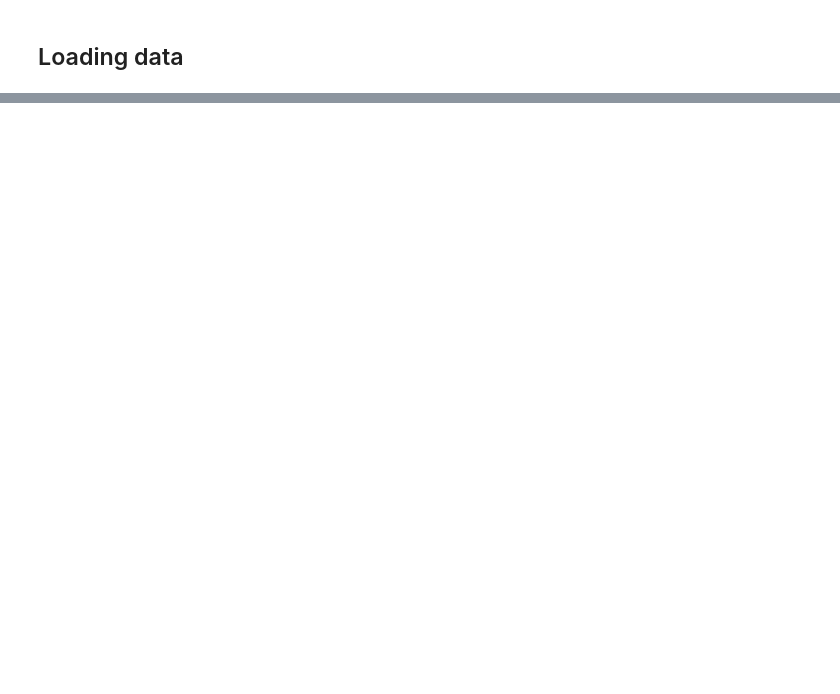
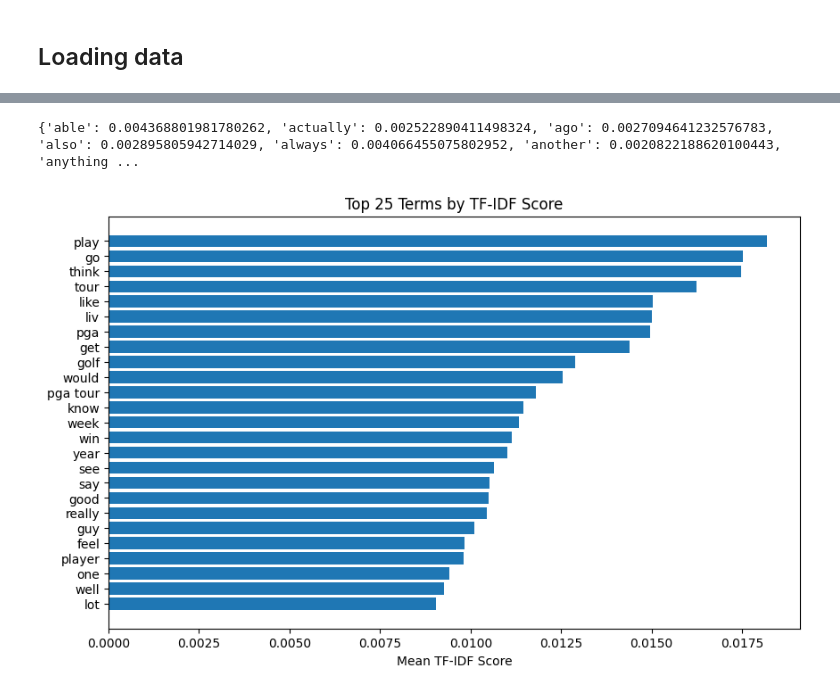
Before and after one commit to mgallon235/pga_liv, a Jupyter notebook: text_mining.ipynb, the cells around one changed output, grey strips where cells are left out. Saved outputs shown, nothing was run; the diff lists cells and outputs as text; code cells hidden in the pictures; blank space fills up the shorter version.

```diff
--- a/text_mining.ipynb
+++ b/text_mining.ipynb
@@ -38,0 +222,5 @@ from prepr_functions import *
+# %%
+# Convert count matrix to DataFrame
+tfidf_mtx = pd.DataFrame(data=validation_tfidf, columns=feature_names)
+
+tfidf_mtx.head()
@@ -38,0 +235,31 @@ from prepr_functions import *
+# %%
+feature_names = pipeline.named_steps['vect'].get_feature_names_out()
+# Calculate the mean TF-IDF score for each term across all documents
+mean_tfidf_scores = np.mean(tfidf_mtx, axis=0)
+#Store in a dictionary
+tfidf_dicti = {}
+for i,n in zip(feature_names,mean_tfidf_scores):
+  tfidf_dicti[i] = n
+
+print(tfidf_dicti)
+# %% [output]
+{'able': 0.004368801981780262, 'actually': 0.002522890411498324, 'ago': 0.0027094641232576783, 'also': 0.002895805942714029, 'always': 0.004066455075802952, 'another': 0.0020822188620100443, 'anything ...
+# %%
+# Example usage:
+
+df_tfidf = transform_to_dataframe(feature_names, mean_tfidf_scores)
+df_tfidf = df_tfidf.sort_values(by='score',ascending = False)
+df_tfidf = df_tfidf.head(25)
+#We are going to set the
+
+# Plot the top N terms and their TF-IDF scores
+plt.figure(figsize=(10, 6))
+plt.barh(df_tfidf['terms'], df_tfidf['score'], align='center')
+plt.yticks(df_tfidf['terms'])
+plt.xlabel('Mean TF-IDF Score')
+plt.title('Top {} Terms by TF-IDF Score'.format(25))
+#plt.xlim(0,0.010)
+plt.gca().invert_yaxis()  # Invert y-axis to display top terms at the top
+plt.show()
+# %% [output]
+[figure, added]
```
Also changed, not shown: parts of 70 cells of this notebook, 2 other files.
